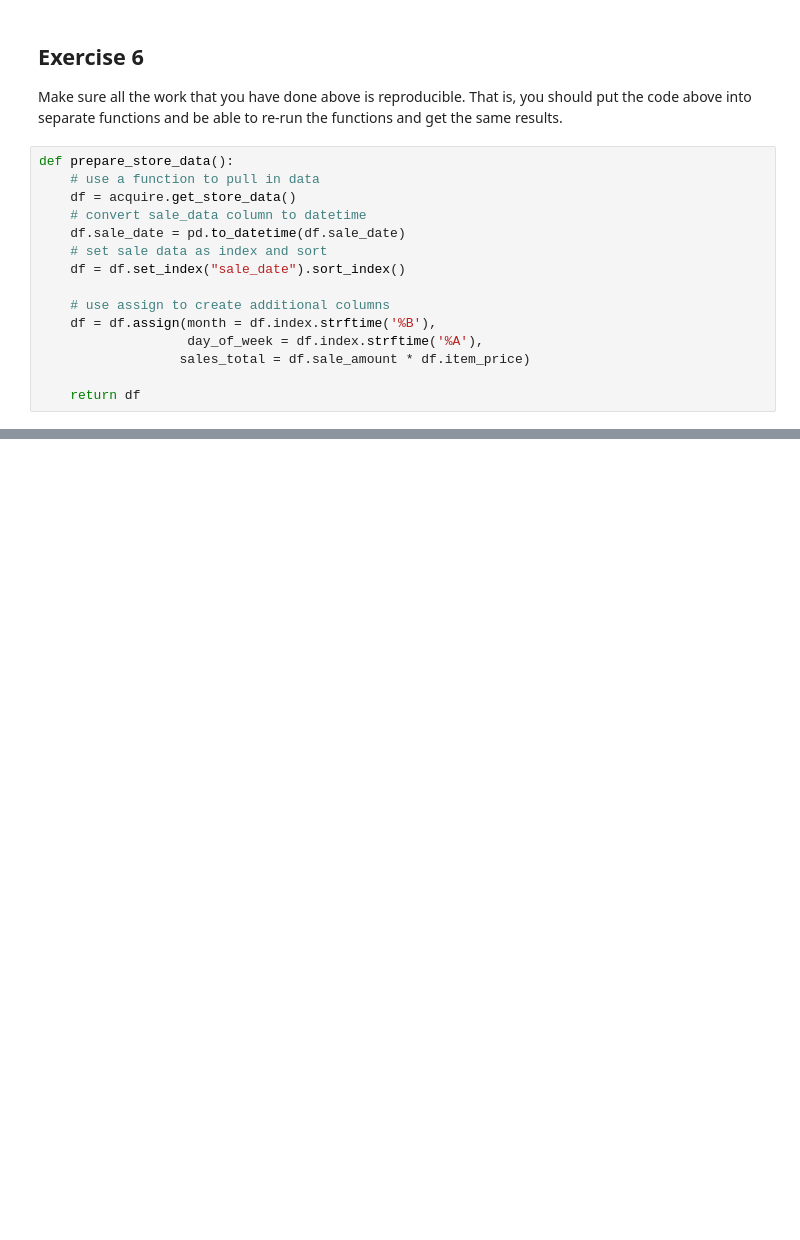
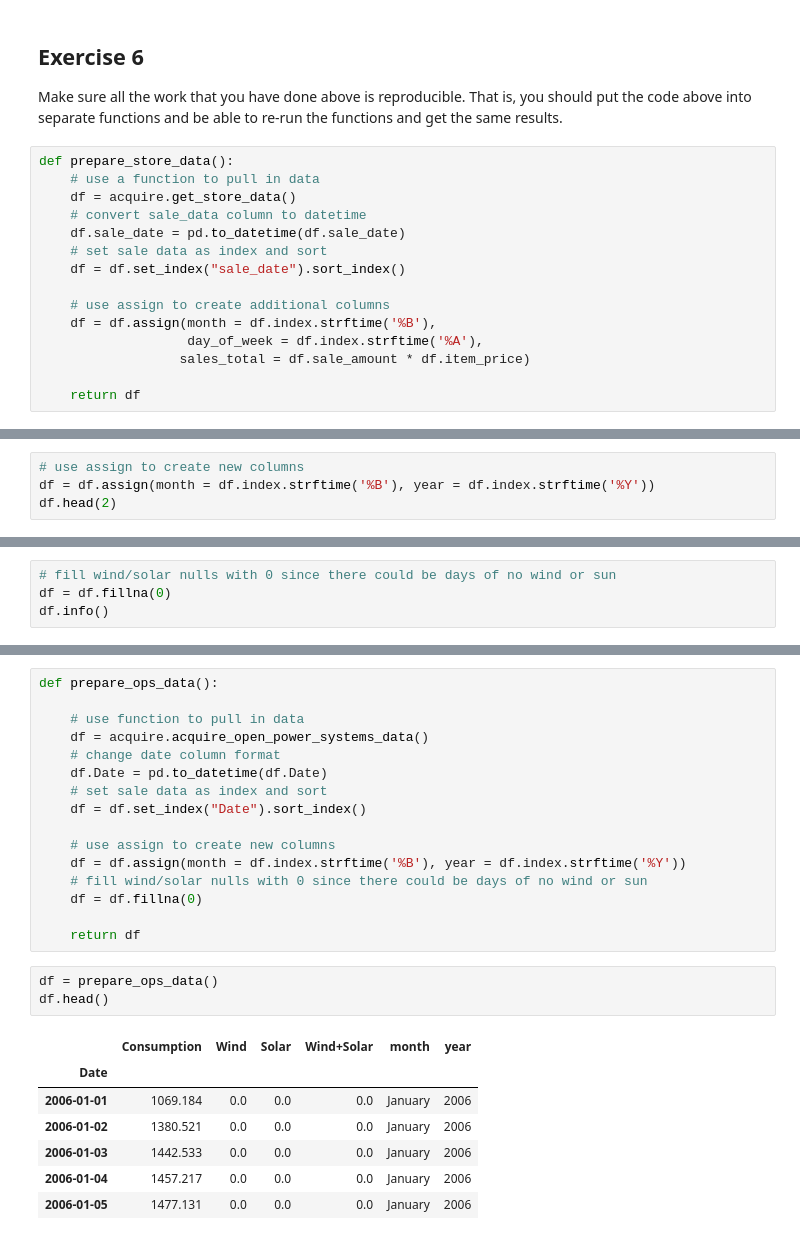
Before and after one commit to lainslie-18/time-series-exercises, a Jupyter notebook: prepare.ipynb, the cells around one changed output, grey strips where cells are left out. Cells and saved outputs as stored; diff of their text form; blank space fills up the shorter version.

```diff
--- a/prepare.ipynb
+++ b/prepare.ipynb
@@ -110,0 +179,4 @@ df.head()
+# %%
+# use assign to create new columns
+df = df.assign(month = df.index.strftime('%B'), year = df.index.strftime('%Y'))
+df.head(2)
@@ -110,0 +209,4 @@ df.head()
+# %%
+# fill wind/solar nulls with 0 since there could be days of no wind or sun
+df = df.fillna(0)
+df.info()
@@ -110,0 +230,27 @@ df.head()
+# %%
+def prepare_ops_data():
+
+    # use function to pull in data
+    df = acquire.acquire_open_power_systems_data()
+    # change date column format
+    df.Date = pd.to_datetime(df.Date)
+    # set sale data as index and sort
+    df = df.set_index("Date").sort_index()
+
+    # use assign to create new columns
+    df = df.assign(month = df.index.strftime('%B'), year = df.index.strftime('%Y'))
+    # fill wind/solar nulls with 0 since there could be days of no wind or sun
+    df = df.fillna(0)
+
+    return df
+# %%
+df = prepare_ops_data()
+df.head()
+# %% [output]
+|  | Consumption | Wind | Solar | Wind+Solar | month | year |
+| Date |  |  |  |  |  |  |
+| 2006-01-01 | 1069.184 | 0.0 | 0.0 | 0.0 | January | 2006 |
+| 2006-01-02 | 1380.521 | 0.0 | 0.0 | 0.0 | January | 2006 |
+| 2006-01-03 | 1442.533 | 0.0 | 0.0 | 0.0 | January | 2006 |
+| 2006-01-04 | 1457.217 | 0.0 | 0.0 | 0.0 | January | 2006 |
+| 2006-01-05 | 1477.131 | 0.0 | 0.0 | 0.0 | January | 2006 |
```
Also changed, not shown: parts of 16 cells of this notebook, 1 other file.
